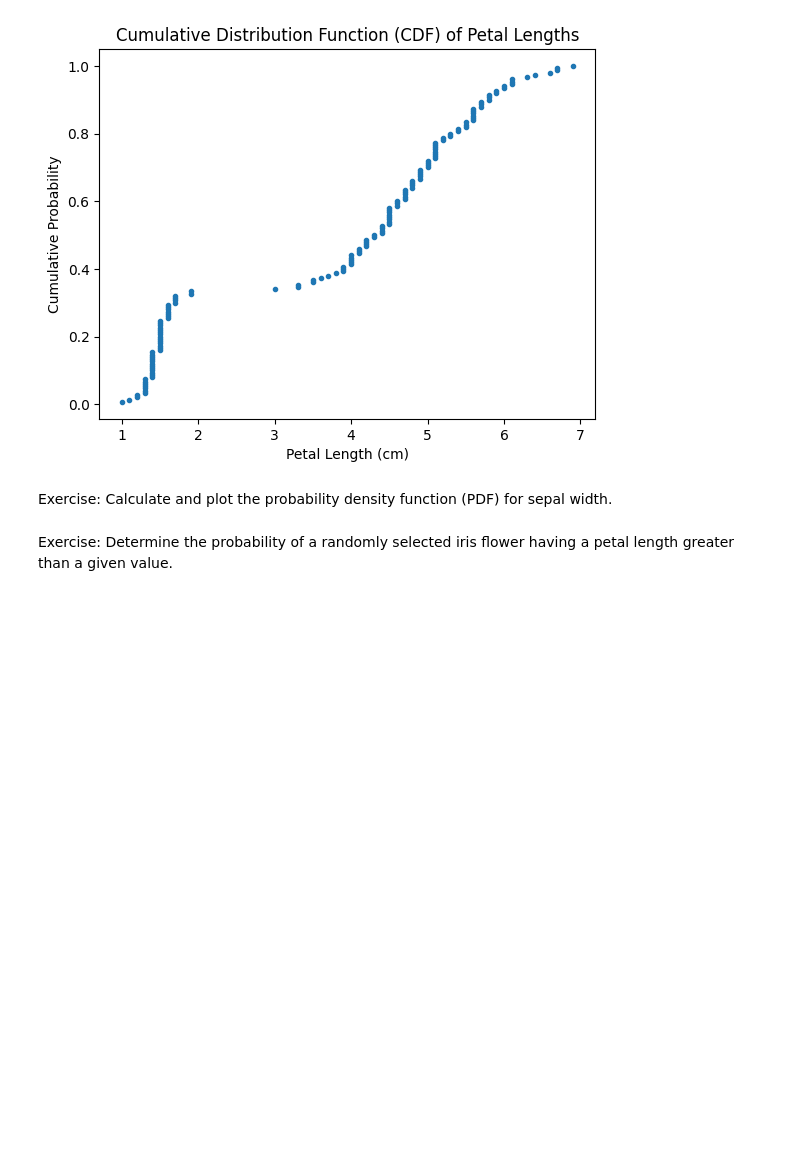
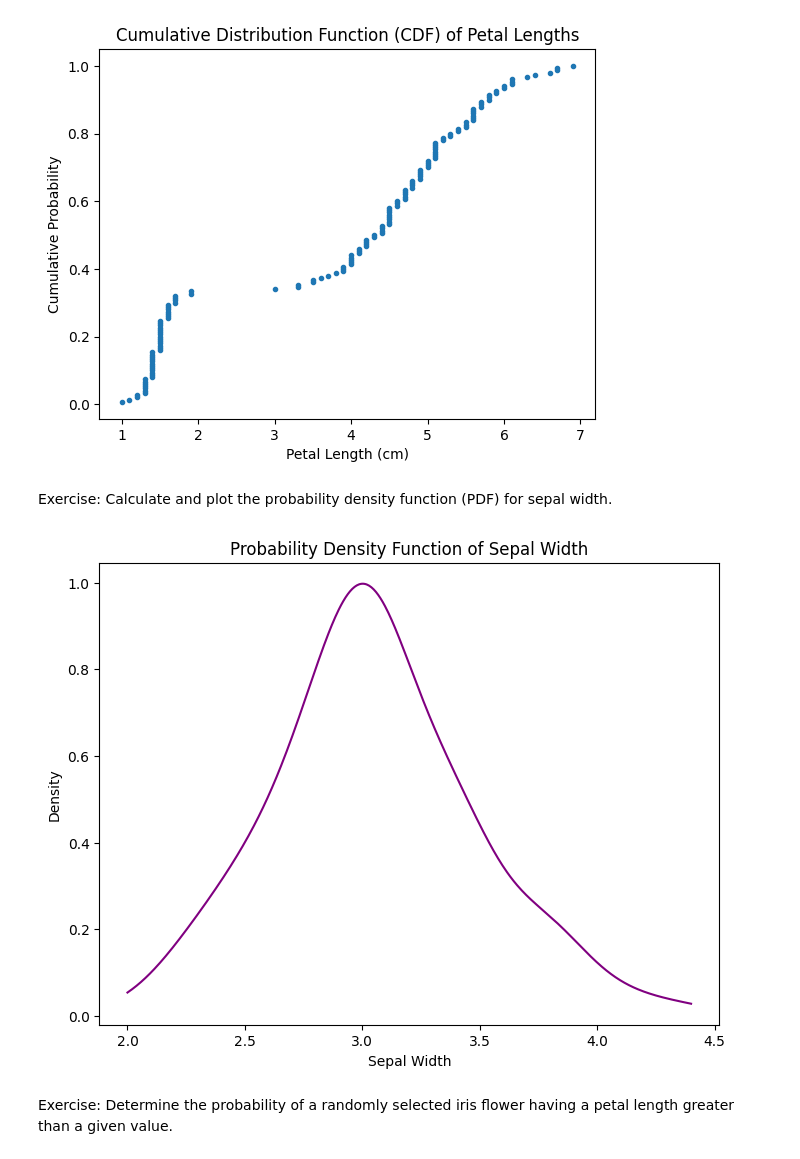
Before and after one commit to amber-khurshid/100DaysOfBytewise, a Jupyter notebook: eighth_task.ipynb, the cells around one changed output. Cells and saved outputs as stored; diff of their text form; code cells hidden in the pictures; blank space fills up the shorter version.

```diff
--- a/eighth_task.ipynb
+++ b/eighth_task.ipynb
@@ -117,6 +117,26 @@ plt.show()
 [figure]
 # %% [markdown]
 Exercise: Calculate and plot the probability density function (PDF) for sepal width.
+# %%
+from scipy.stats import gaussian_kde
+import numpy as np
+
+sepal_width = df['sepal_width']
+
+kde = gaussian_kde(sepal_width)
+x = np.linspace(min(sepal_width), max(sepal_width), 500)
+y = kde.evaluate(x)
+
+plt.figure(figsize=(8, 6))
+plt.plot(x, y, color='purple')
+
+plt.title('Probability Density Function of Sepal Width')
+plt.xlabel('Sepal Width')
+plt.ylabel('Density')
+
+plt.show()
+# %% [output]
+[figure, added]
 # %% [markdown]
 Exercise: Determine the probability of a randomly selected iris flower having a petal length greater than a given value.
 # %%
```
